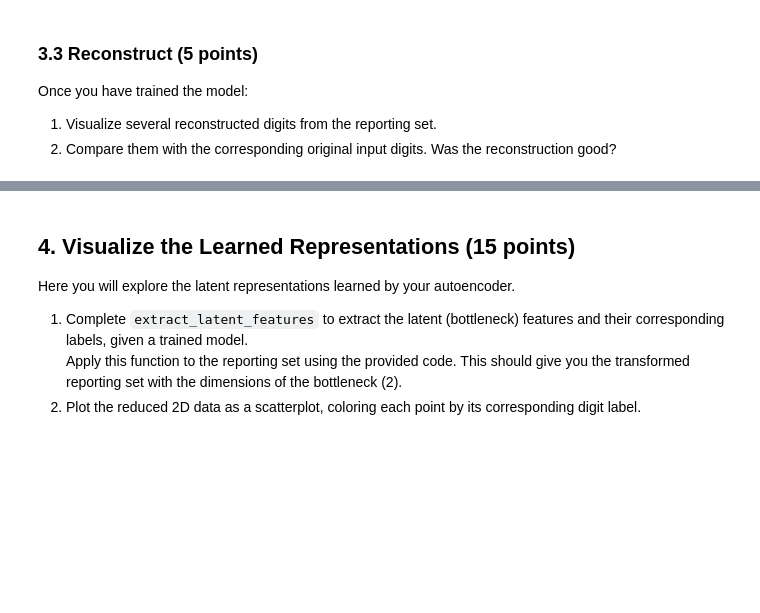
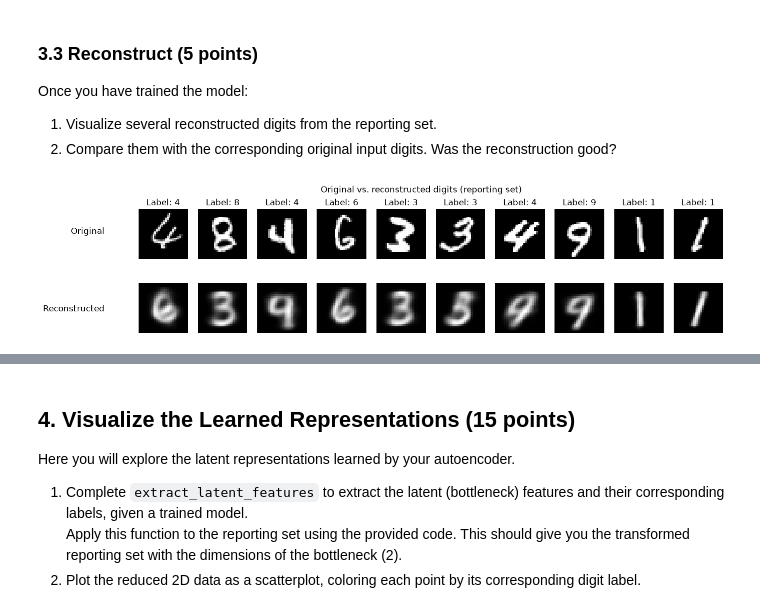
Before and after one commit to Ryanmh1024/machine_learning_lab01, a Jupyter notebook: JD-06-autoencoders.ipynb, the cells around one changed output, grey strips where cells are left out. Drawn from its saved outputs; the diff is of its cells as text; code cells hidden in the pictures; blank space fills up the shorter version.

```diff
--- a/JD-06-autoencoders.ipynb
+++ b/JD-06-autoencoders.ipynb
@@ -224,11 +230,13 @@ def train_autoencoder(model, fitting_loader, tuning_loader, n_epochs=100, patien
         for X_batch, _ in fitting_loader:
             # --- Implement the standard training steps ---
 
-            outputs = None  # TODO: Forward pass for this batch
-            cost = None     # TODO: Compute the cost for this batch
-            # TODO: Backward pass (compute gradients)
-            # TODO: Update model parameters
-            # TODO: Set gradients equal to zero
+            outputs = model(X_batch)  # TODO: Forward pass for this batch
+            cost = criterion(outputs, X_batch)     # TODO: Compute the cost for this batch
+
+            cost.backward()  # TODO: Backward pass (compute gradients)
+            optimizer.step()  # TODO: Update model parameters
+            optimizer.zero_grad()
+
             fitting_cost += cost.item() * X_batch.size(0)
 
         fitting_cost /= len(fitting_loader.dataset)
@@ -238,8 +246,8 @@ def train_autoencoder(model, fitting_loader, tuning_loader, n_epochs=100, patien
         tuning_cost = 0.0
         with torch.no_grad():
             for X_batch, _ in tuning_loader:
-                outputs = None  # TODO: Forward pass for tuning data
-                cost = None     # TODO: Compute the tuning cost
+                outputs = model(X_batch)  # TODO: Forward pass for tuning data
+                cost = criterion(outputs, X_batch)   # TODO: Compute the tuning cost
                 tuning_cost += cost.item() * X_batch.size(0)
 
         tuning_cost /= len(tuning_loader.dataset)
@@ -261,4 +269,4 @@ def train_autoencoder(model, fitting_loader, tuning_loader, n_epochs=100, patien
 # %% [markdown]
 Once the missing parts have been filled, uncomment the piece of code below and execute it to train your model (it may take a bit to complete the training, which is totally normal).
 # %%
-# model, history = train_autoencoder(model, fitting_loader, tuning_loader, n_epochs=50, patience=5)
+model, history = train_autoencoder(model, fitting_loader, tuning_loader, n_epochs=50, patience=5)
@@ -272,4 +298,32 @@ Once you have trained the model:
 1. Visualize several reconstructed digits from the reporting set.
 2. Compare them with the corresponding original input digits. Was the reconstruction good?
 # %%
-# USE AS MANY CELLS AS NEEDED
+import matplotlib.pyplot as plt
+
+model.eval()  # turn off dropout and use the stored batch norm statistics
+
+# Take one batch from the reporting set
+X_batch, y_batch = next(iter(reporting_loader))
+
+with torch.no_grad():
+    reconstructed = model(X_batch)
+
+n = 10  # number of digits to show
+fig, axes = plt.subplots(2, n, figsize=(15, 3.5))
+
+for i in range(n):
+    # Top row: original digits
+    axes[0, i].imshow(X_batch[i].view(28, 28), cmap="gray")
+    axes[0, i].set_title(f"Label: {y_batch[i].item()}")
+    axes[0, i].axis("off")
+
+    # Bottom row: reconstructed digits
+    axes[1, i].imshow(reconstructed[i].view(28, 28), cmap="gray")
+    axes[1, i].axis("off")
+
+fig.text(0.08, 0.72, "Original", ha="right", va="center", fontsize=12)
+fig.text(0.08, 0.28, "Reconstructed", ha="right", va="center", fontsize=12)
+plt.suptitle("Original vs. reconstructed digits (reporting set)")
+plt.show()
+# %% [output]
+[figure, added]
```
Also changed, not shown: parts of 8 cells of this notebook.
